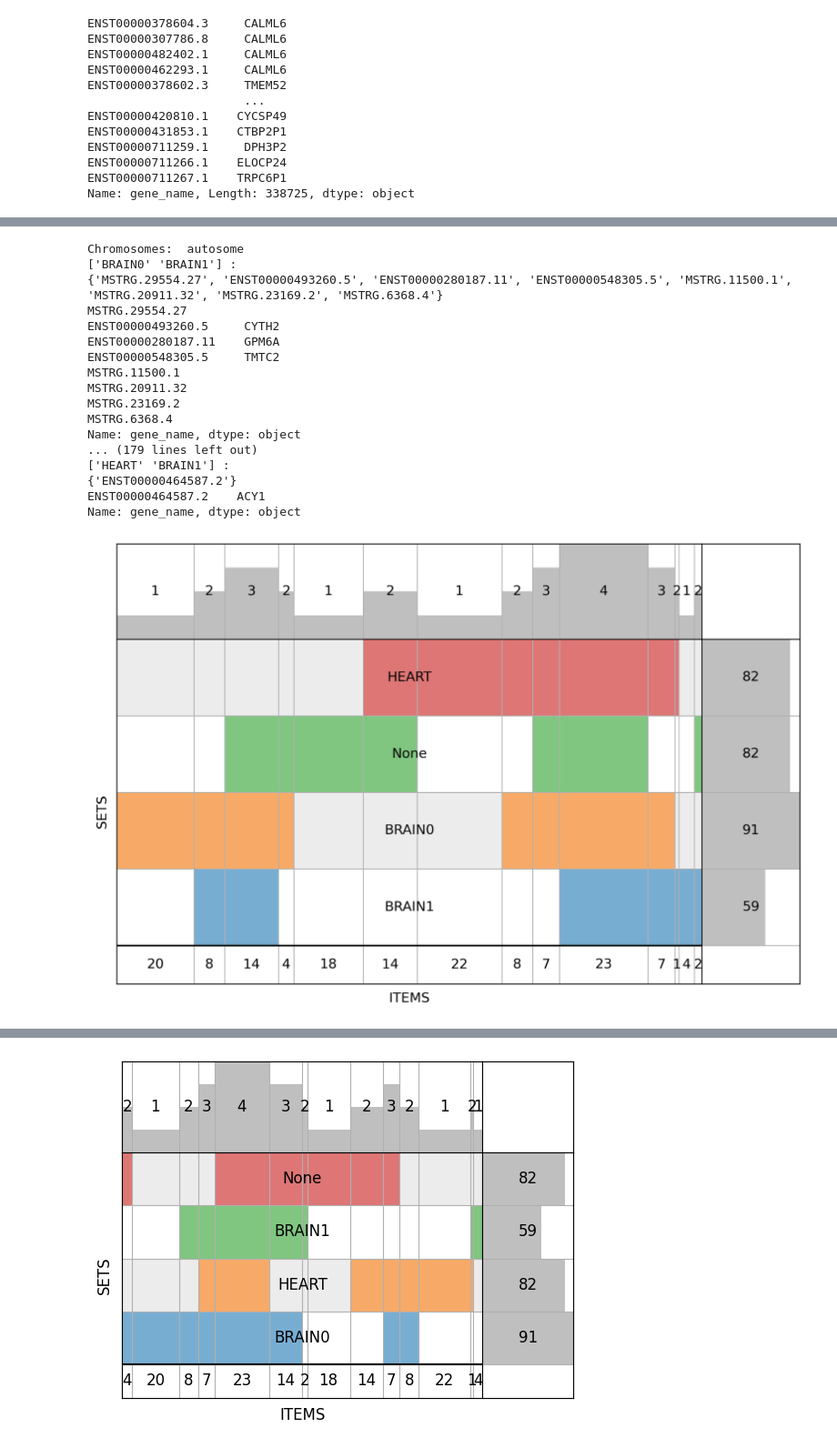
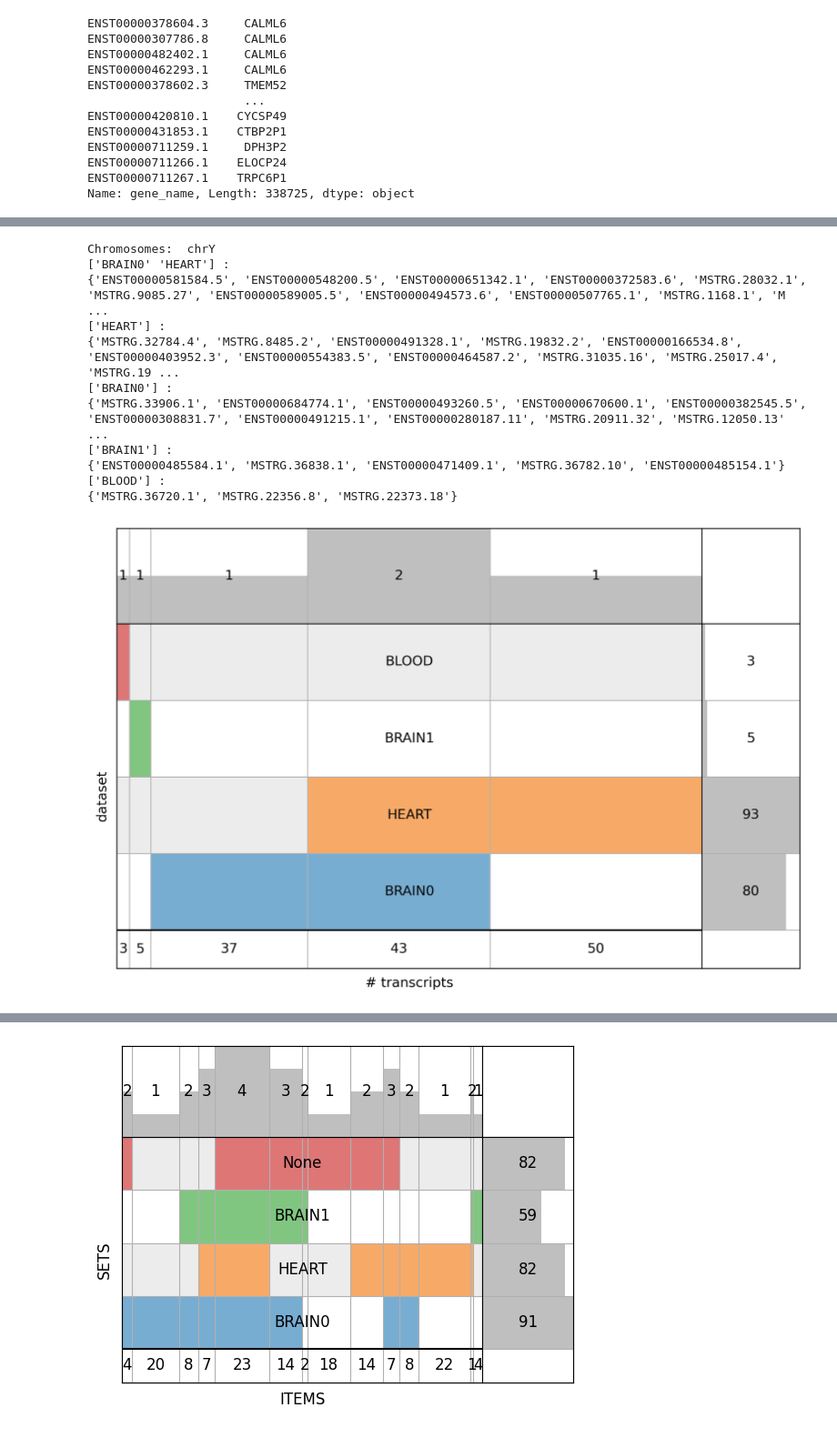
Before and after one commit to zodelheim/sea-infer-rna-seq, a Jupyter notebook: notebooks/FindBestTranscriptsIntersectionForSex.ipynb, the cells around one changed output, grey strips where cells are left out. Shown at 91% size. Saved outputs shown, nothing was run; the diff lists cells and outputs as text; code cells hidden in the pictures.

```diff
--- a/notebooks/FindBestTranscriptsIntersectionForSex.ipynb
+++ b/notebooks/FindBestTranscriptsIntersectionForSex.ipynb
@@ -75,11 +75,16 @@ AnnData object with n_obs × n_vars = 667 × 338725
 # %%
 transcripts_dict = {}
 transcripts_list = []
-for organ in ['BRAIN0', "HEART", "BRAIN1", 'None']:
+for organ_name in ['BRAIN0', "HEART", "BRAIN1", 'None']:
+
+    if organ_name == "None":
+        organ = "BLOOD"
+    else:
+        organ = organ_name
     transcripts_dict[organ] = {}
 
     for sex in ['chrXY', 'chrX', 'chrY', 'autosome']:
-        features_fname = f"geuvadis_train_features_{sex}_calibration_{organ}.csv"
+        features_fname = f"geuvadis_train_features_{sex}_calibration_{organ_name}.csv"
         features_list = pd.read_csv(ml_models_fdir / model_type / features_fname, index_col=0)
 
         transcripts_dict[organ][sex] = features_list.index
@@ -118,7 +123,7 @@ from upsetplot import plot, UpSet, from_contents
 # %%
 import itertools
 
-for organ in ['BRAIN0', "HEART", "BRAIN1", 'None']:
+for organ in ['BRAIN0', "HEART", "BRAIN1", 'BLOOD']:
     transcripts_dict[organ]['chrXY']
 
 # for key1, key2 in list(itertools.combinations(['BRAIN0', "HEART", "BRAIN1", 'None'], 2)):
@@ -152,55 +154,53 @@ array(['ACY1'], dtype=object)
 # fig, axs= plt.subplots()
 # for transcript in transcripts_list:
 #     for organ in ['BRAIN0', "HEART", "BRAIN1", 'None']:
 
 #         if transcript in transcripts_dict[organ]['chrXY']:
 #             chrXY_df[organ].append(True)
 #         else:
 #             chrXY_df[organ].append(False)
 # chrXY_df = pd.DataFrame.from_dict(chrXY_df)
 #
 # UpSet(chrXY_df, subset_size='count').plot()
 
 # for sex in ['chrXY', 'chrX', 'chrY', 'autosome']:
 
-sex = ['chrXY', 'chrX', 'chrY', 'autosome'][3]
+sex = ['chrXY', 'chrX', 'chrY', 'autosome'][2]
 test_dict = {}
-for organ in ['BRAIN0', "HEART", "BRAIN1", 'None']:
+for organ in ['BRAIN0', "HEART", "BRAIN1", 'BLOOD']:
     test_dict[organ] = set(transcripts_dict[organ][sex].tolist())
 
 # UpSet(from_contents(test_dict), show_counts=True).plot()
 
 plt.figure(figsize=(9, 6), dpi=300)
 g = supervenn(list(test_dict.values()), list(test_dict.keys()),
-        sets_ordering="minimize gaps",
-        chunks_ordering='minimize gaps')
+        # sets_ordering="minimize gaps",
+        chunks_ordering='minimize gaps',
+        )
 plt.title(sex)
 plt.tight_layout()
+g.axes['main'].set_xlabel('# transcripts')
+g.axes['main'].set_ylabel('dataset')
+
 
 print("Chromosomes: ", sex)
 for el in list(g.chunks.keys()):
     print(np.array(list(test_dict.keys()))[list(el)], ": ")
     print(g.chunks[el])
     # print(adata.var['gene_name'][list(g.chunks[el])])
 # %% [output]
-Chromosomes:  autosome
-['BRAIN0' 'BRAIN1'] :
-{'MSTRG.29554.27', 'ENST00000493260.5', 'ENST00000280187.11', 'ENST00000548305.5', 'MSTRG.11500.1', 'MSTRG.20911.32', 'MSTRG.23169.2', 'MSTRG.6368.4'}
-MSTRG.29554.27
-ENST00000493260.5     CYTH2
-ENST00000280187.11    GPM6A
-ENST00000548305.5     TMTC2
-MSTRG.11500.1
-MSTRG.20911.32
-MSTRG.23169.2
-MSTRG.6368.4
-Name: gene_name, dtype: object
-... (179 lines left out)
-['HEART' 'BRAIN1'] :
-{'ENST00000464587.2'}
-ENST00000464587.2    ACY1
-Name: gene_name, dtype: object
+Chromosomes:  chrY
+['BRAIN0' 'HEART'] :
+{'ENST00000581584.5', 'ENST00000548200.5', 'ENST00000651342.1', 'ENST00000372583.6', 'MSTRG.28032.1', 'MSTRG.9085.27', 'ENST00000589005.5', 'ENST00000494573.6', 'ENST00000507765.1', 'MSTRG.1168.1', 'M ...
+['HEART'] :
+{'MSTRG.32784.4', 'MSTRG.8485.2', 'ENST00000491328.1', 'MSTRG.19832.2', 'ENST00000166534.8', 'ENST00000403952.3', 'ENST00000554383.5', 'ENST00000464587.2', 'MSTRG.31035.16', 'MSTRG.25017.4', 'MSTRG.19 ...
+['BRAIN0'] :
+{'MSTRG.33906.1', 'ENST00000684774.1', 'ENST00000493260.5', 'ENST00000670600.1', 'ENST00000382545.5', 'ENST00000308831.7', 'ENST00000491215.1', 'ENST00000280187.11', 'MSTRG.20911.32', 'MSTRG.12050.13' ...
+['BRAIN1'] :
+{'ENST00000485584.1', 'MSTRG.36838.1', 'ENST00000471409.1', 'MSTRG.36782.10', 'ENST00000485154.1'}
+['BLOOD'] :
+{'MSTRG.36720.1', 'MSTRG.22356.8', 'MSTRG.22373.18'}
-[figure, old version]
+[figure, new version]
 # %%
 organ = ['BRAIN0', "HEART", "BRAIN1", 'None'][2]
 test_dict = {}
```
Also changed, not shown: parts of 3 cells of this notebook.
